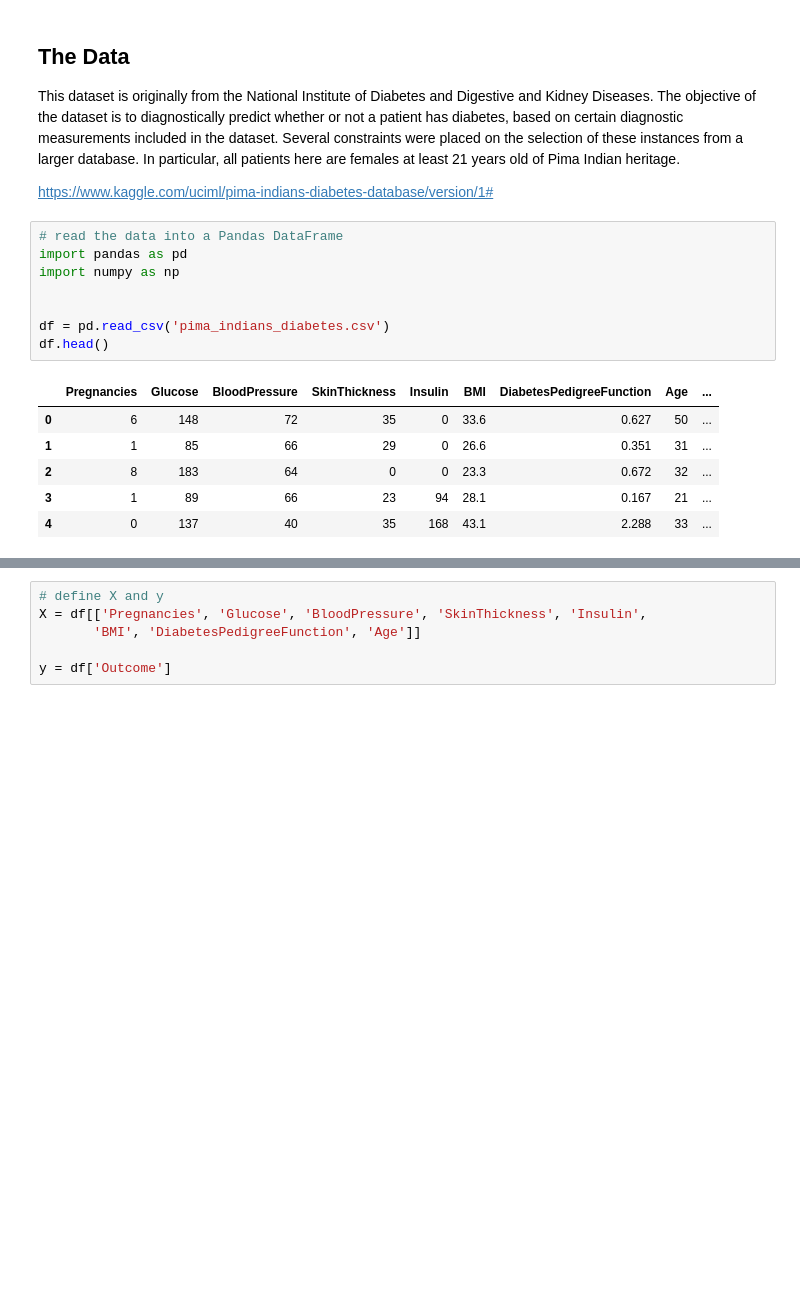
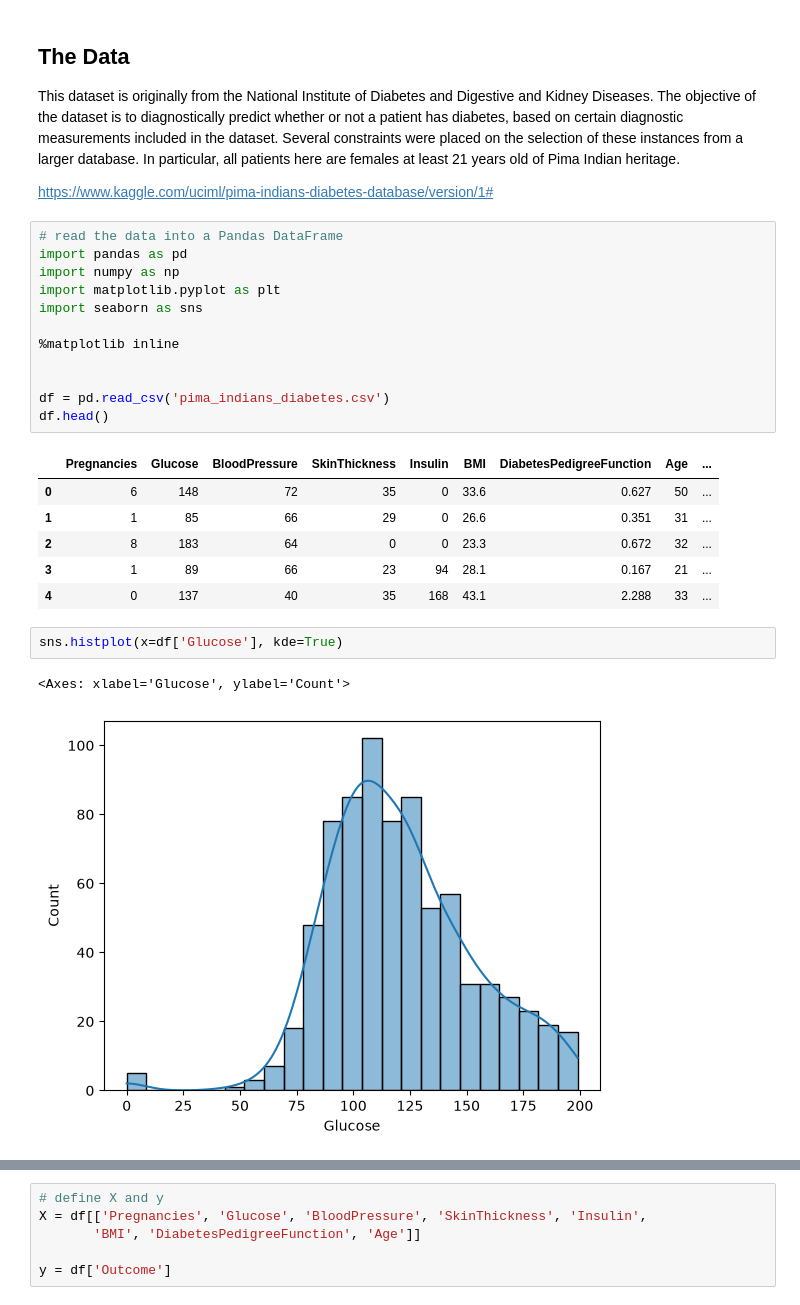
Before and after one commit to dbabichenko/python_for_data_and_analytics, a Jupyter notebook: Classification/01-NaiveBayes.ipynb, the cells around one changed output, grey strips where cells are left out. Drawn from its saved outputs; the diff is of its cells as text; blank space fills up the shorter version.

```diff
--- a/Classification/01-NaiveBayes.ipynb
+++ b/Classification/01-NaiveBayes.ipynb
@@ -14,6 +14,10 @@ https://www.kaggle.com/uciml/pima-indians-diabetes-database/version/1#
 # read the data into a Pandas DataFrame
 import pandas as pd
 import numpy as np
+import matplotlib.pyplot as plt
+import seaborn as sns
+
+%matplotlib inline
 
 
 df = pd.read_csv('pima_indians_diabetes.csv')
@@ -25,3 +29,8 @@ df.head()
 | 2 | 8 | 183 | 64 | 0 | 0 | 23.3 | 0.672 | 32 | ... |
 | 3 | 1 | 89 | 66 | 23 | 94 | 28.1 | 0.167 | 21 | ... |
 | 4 | 0 | 137 | 40 | 35 | 168 | 43.1 | 2.288 | 33 | ... |
+# %%
+sns.histplot(x=df['Glucose'], kde=True)
+# %% [output]
+<Axes: xlabel='Glucose', ylabel='Count'>
+[figure, added]
```
Also changed, not shown: parts of 1 cell of this notebook, 1 other file.
